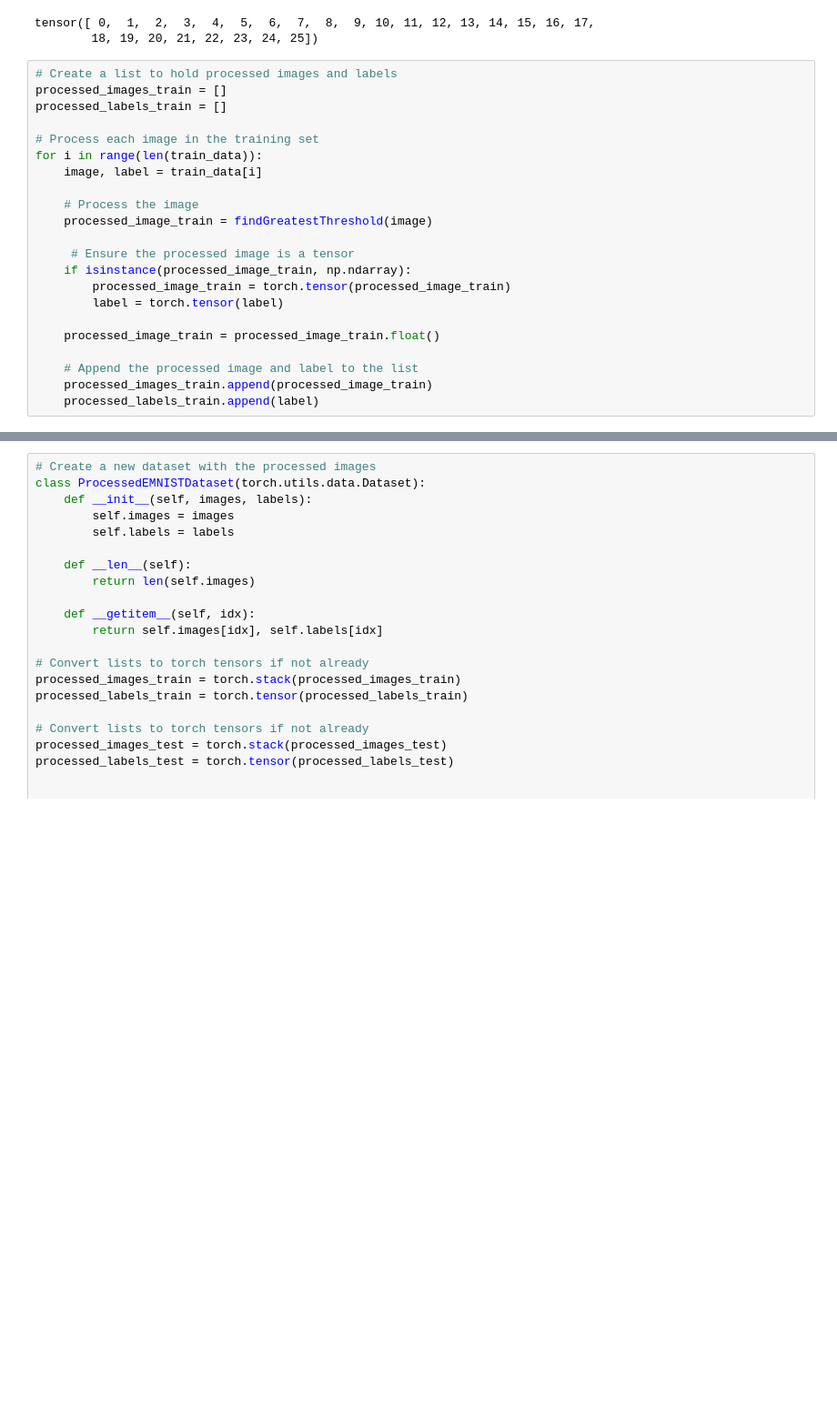
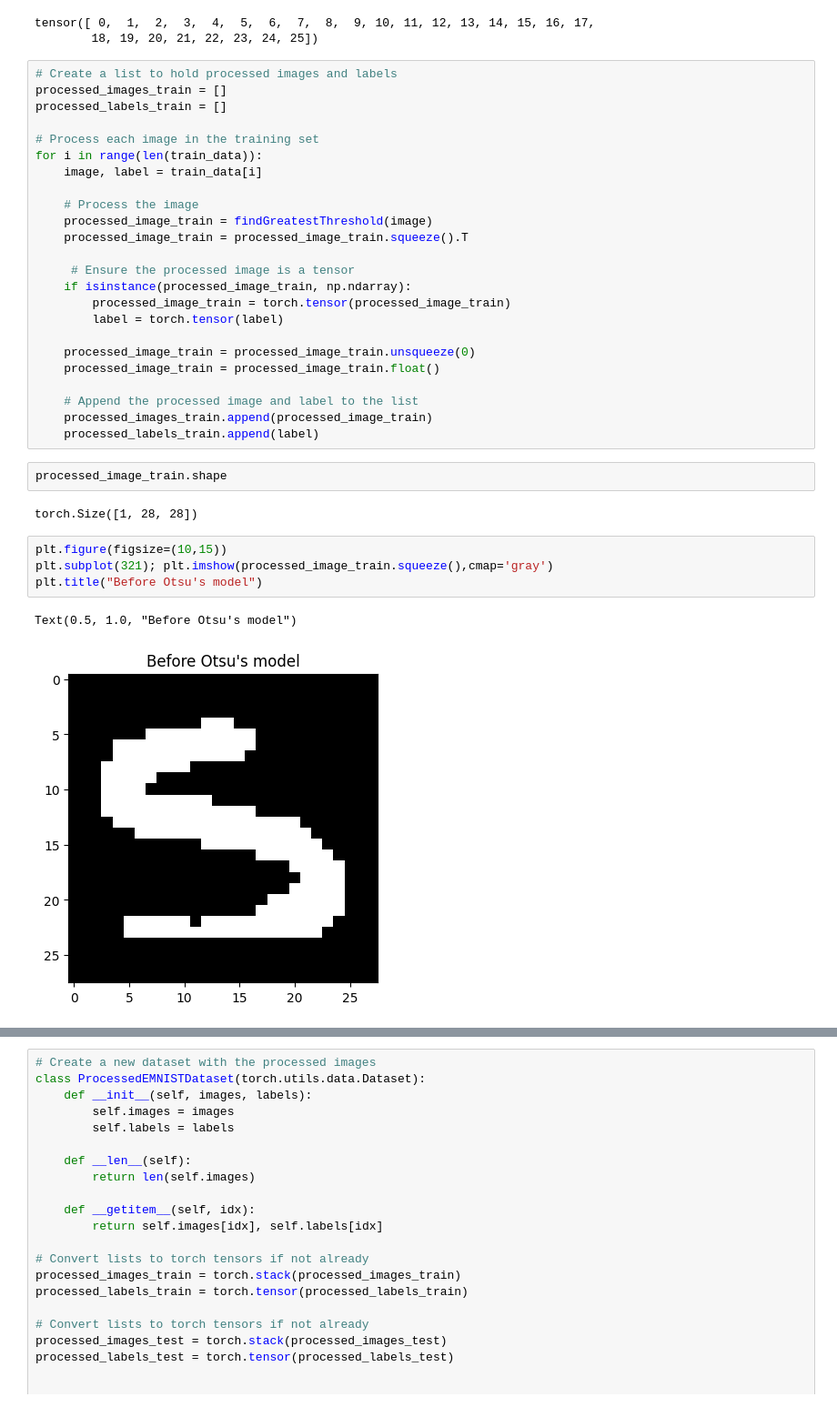
Before and after one commit to haldonmez/handwritten-letter-recognition-model, a Jupyter notebook: emnist_model_4.ipynb, the cells around one changed output, grey strips where cells are left out. Shown at 91% size. Cells and saved outputs as stored; diff of their text form; blank space fills up the shorter version.

Commit message:
Update
Model_4 retrained.
Emnist as original has images transpozed.
This issue is fixed with using transpoze before training.

```diff
--- a/emnist_model_4.ipynb
+++ b/emnist_model_4.ipynb
@@ -226,17 +224,30 @@ for i in range(len(train_data)):
 
     # Process the image
     processed_image_train = findGreatestThreshold(image)
+    processed_image_train = processed_image_train.squeeze().T
 
      # Ensure the processed image is a tensor
     if isinstance(processed_image_train, np.ndarray):
         processed_image_train = torch.tensor(processed_image_train)
         label = torch.tensor(label)
 
+    processed_image_train = processed_image_train.unsqueeze(0)
     processed_image_train = processed_image_train.float()
 
     # Append the processed image and label to the list
     processed_images_train.append(processed_image_train)
     processed_labels_train.append(label)
+# %%
+processed_image_train.shape
+# %% [output]
+torch.Size([1, 28, 28])
+# %%
+plt.figure(figsize=(10,15))
+plt.subplot(321); plt.imshow(processed_image_train.squeeze(),cmap='gray')
+plt.title("Before Otsu's model")
+# %% [output]
+Text(0.5, 1.0, "Before Otsu's model")
+[figure, added]
 # %%
 
 # Create a list to hold processed images and labels
```
Also changed, not shown: parts of 24 cells of this notebook, 2 other files.
